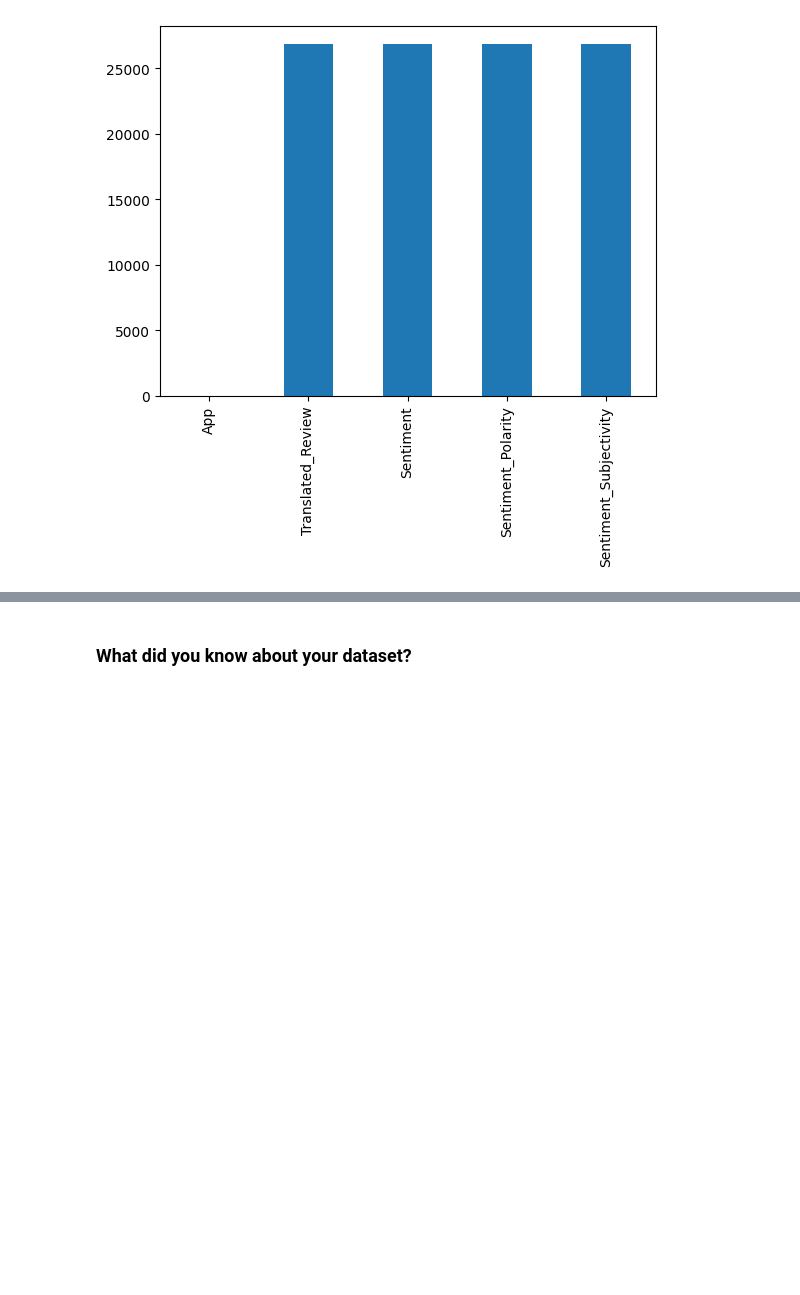
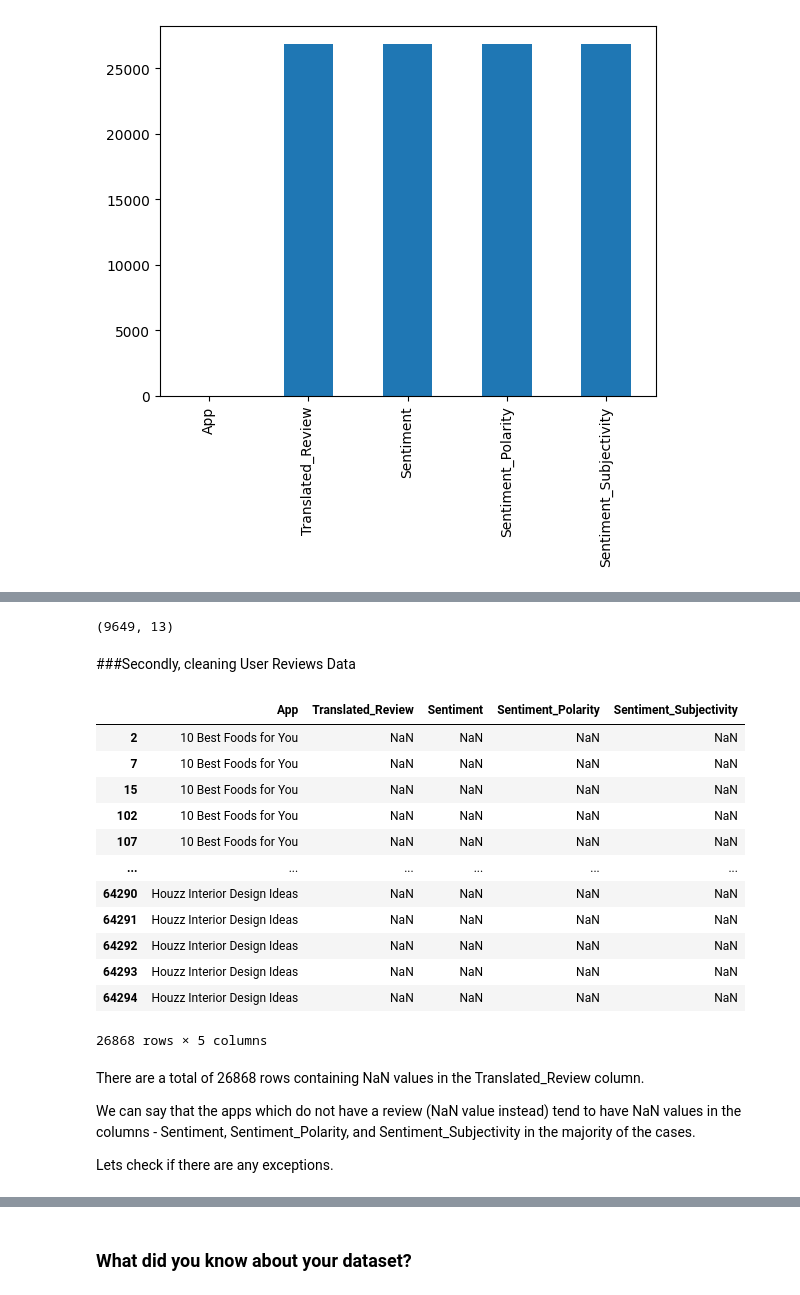
Before and after one commit to mridulbadika/Play-Store-App-Review-Analysis, a Jupyter notebook: EDA_on_Play_Store_App_Review_Analysis.ipynb, the cells around one changed output, grey strips where cells are left out. Cells and saved outputs as stored; diff of their text form; code cells hidden in the pictures; blank space fills up the shorter version.

```diff
--- a/EDA_on_Play_Store_App_Review_Analysis.ipynb
+++ b/EDA_on_Play_Store_App_Review_Analysis.ipynb
@@ -220,0 +546,30 @@ plt.show()
+# %%
+apps_df.shape
+# %% [output]
+(9649, 13)
+# %% [markdown]
+###Secondly, cleaning User Reviews Data
+# %%
+# Checking the NaN values in the translated rview column
+
+reviews_df[reviews_df['Translated_Review'].isnull()]
+# %% [output]
+|  | App | Translated_Review | Sentiment | Sentiment_Polarity | Sentiment_Subjectivity |
+| 2 | 10 Best Foods for You | NaN | NaN | NaN | NaN |
+| 7 | 10 Best Foods for You | NaN | NaN | NaN | NaN |
+| 15 | 10 Best Foods for You | NaN | NaN | NaN | NaN |
+| 102 | 10 Best Foods for You | NaN | NaN | NaN | NaN |
+| 107 | 10 Best Foods for You | NaN | NaN | NaN | NaN |
+| ... | ... | ... | ... | ... | ... |
+| 64290 | Houzz Interior Design Ideas | NaN | NaN | NaN | NaN |
+| 64291 | Houzz Interior Design Ideas | NaN | NaN | NaN | NaN |
+| 64292 | Houzz Interior Design Ideas | NaN | NaN | NaN | NaN |
+| 64293 | Houzz Interior Design Ideas | NaN | NaN | NaN | NaN |
+| 64294 | Houzz Interior Design Ideas | NaN | NaN | NaN | NaN |
+26868 rows × 5 columns
+# %% [markdown]
+There are a total of 26868 rows containing NaN values in the Translated_Review column.
+
+We can say that the apps which do not have a review (NaN value instead) tend to have NaN values in the columns - Sentiment, Sentiment_Polarity, and Sentiment_Subjectivity in the majority of the cases.
+
+Lets check if there are any exceptions.
```
Also changed, not shown: parts of 67 cells of this notebook.
